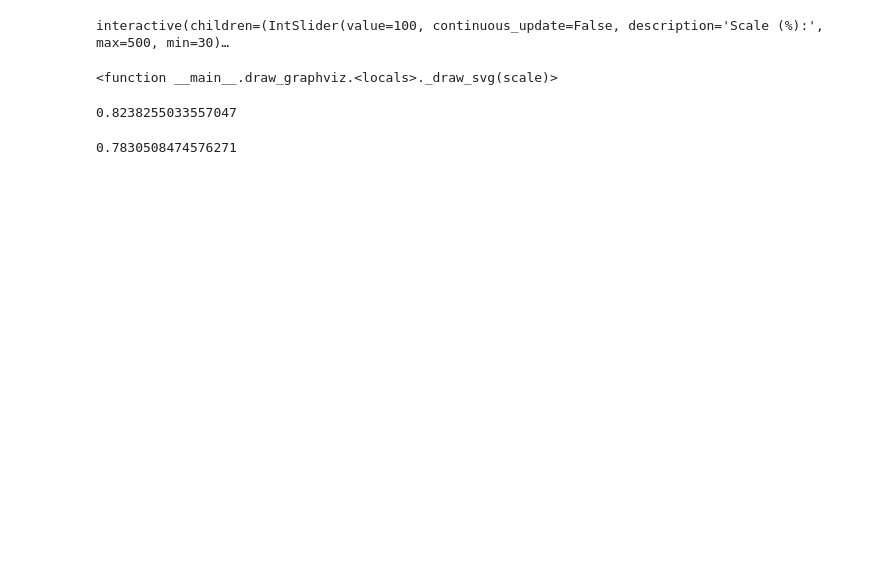
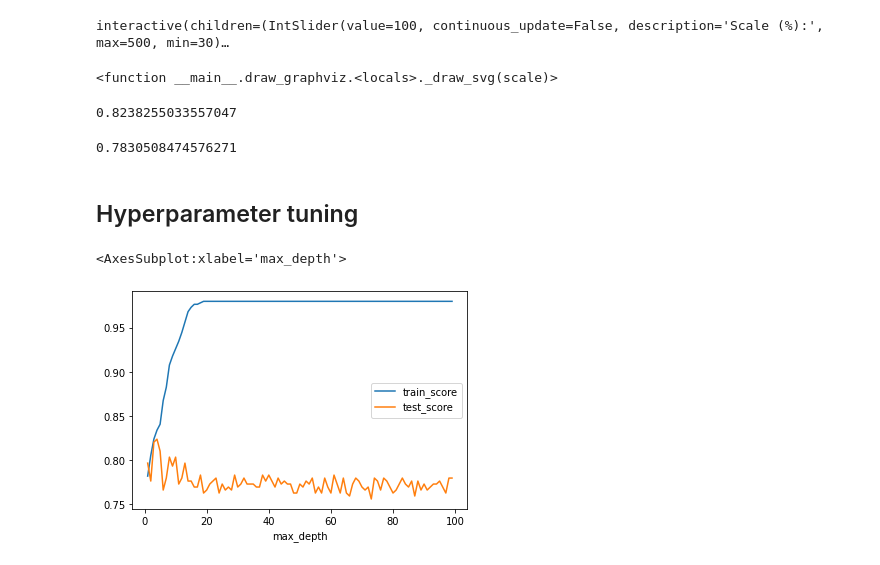
Before and after one commit to AndreyKurdyubov/Stepik_introML, a Jupyter notebook: titanic_work.ipynb, the cells around one changed output. Saved outputs shown, nothing was run; the diff lists cells and outputs as text; code cells hidden in the pictures; blank space fills up the shorter version.

```diff
--- a/titanic_work.ipynb
+++ b/titanic_work.ipynb
@@ -228,3 +233,28 @@ clf1.score(X_train, y_train)
 clf1.score(X_test, y_test)
 # %% [output]
 0.7830508474576271
+# %% [markdown]
+## Hyperparameter tuning
+# %%
+max_depth_values = range(1, 100)
+# %%
+X_train, X_test, y_train, y_test = train_test_split(X, y, test_size=0.33, random_state=42)
+# %%
+scores_data = pd.DataFrame()
+# %%
+for max_depth in max_depth_values:
+    clf = tree.DecisionTreeClassifier(criterion='entropy', max_depth=max_depth)
+    clf.fit(X_train, y_train)
+    train_score = clf.score(X_train, y_train)
+    test_score = clf.score(X_test, y_test)
+
+    temp_scores = pd.DataFrame({'max_depth': [max_depth],
+                                'train_score': [train_score],
+                                'test_score': [test_score]})
+
+    scores_data = pd.concat([scores_data, temp_scores])
+# %%
+scores_data.plot.line(x='max_depth', y=['train_score', 'test_score'])
+# %% [output]
+<AxesSubplot:xlabel='max_depth'>
+[figure, added]
```
Also changed, not shown: parts of 9 cells of this notebook.
